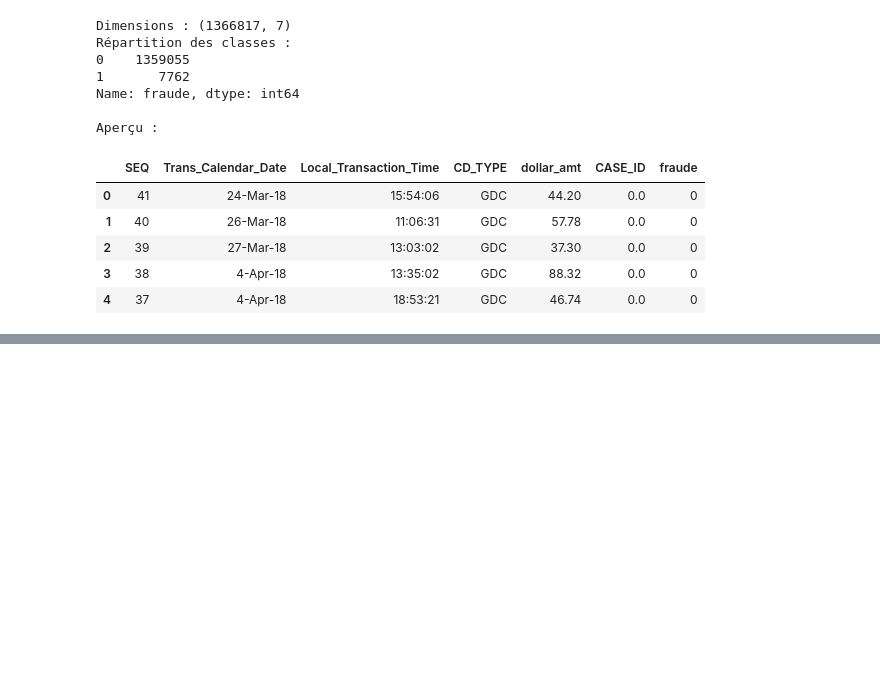
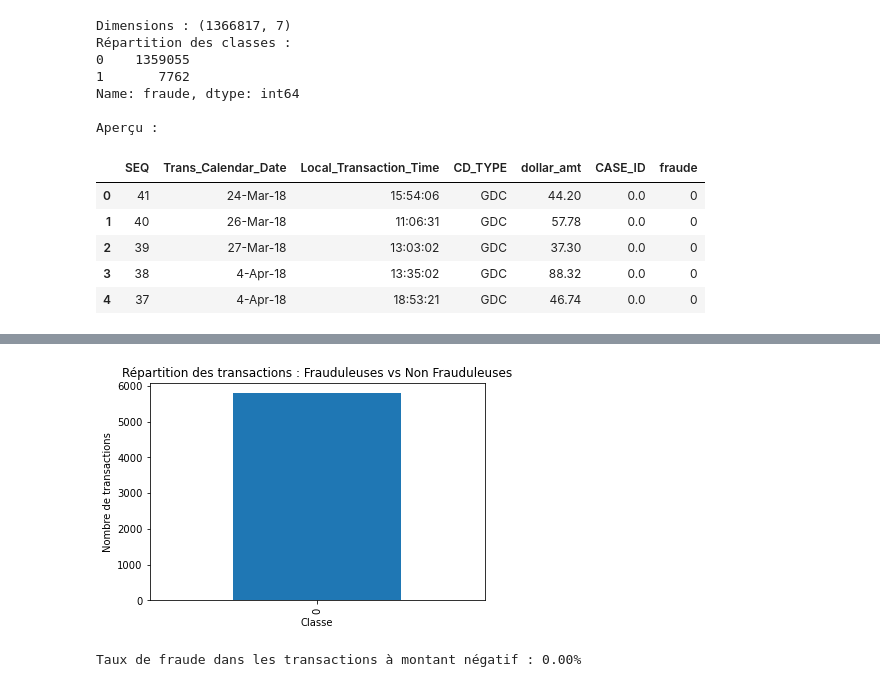
Before and after one commit to PETITLION/DUPE_Capstone_Project, a Jupyter notebook: Final_Project.ipynb, the cells around one changed output, grey strips where cells are left out. Cells and saved outputs as stored; diff of their text form; code cells hidden in the pictures; blank space fills up the shorter version.

```diff
--- a/Final_Project.ipynb
+++ b/Final_Project.ipynb
@@ -199,0 +331,14 @@ Aperçu :
+# %%
+# Distribution des classes (fraude vs non fraude)
+negatives['fraude'].value_counts().plot(kind='bar')
+plt.title("Répartition des transactions : Frauduleuses vs Non Frauduleuses")
+plt.xlabel("Classe")
+plt.ylabel("Nombre de transactions")
+plt.show()
+
+# Affichage du pourcentage de transactions frauduleuses
+fraud_ratio = negatives['fraude'].mean() * 100
+print(f"Taux de fraude dans les transactions à montant négatif : {fraud_ratio:.2f}%")
+# %% [output]
+[figure, added]
+Taux de fraude dans les transactions à montant négatif : 0.00%
```
Also changed, not shown: parts of 20 cells of this notebook.
